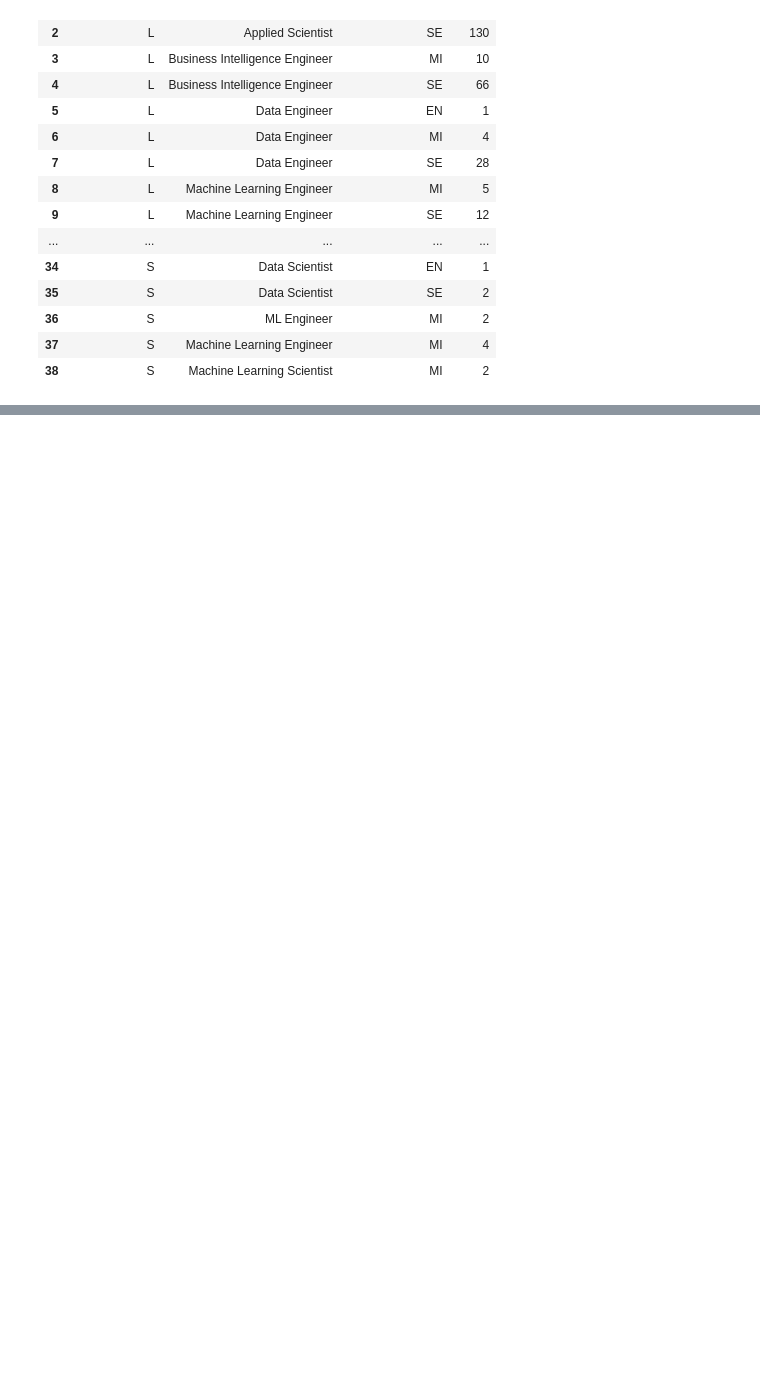
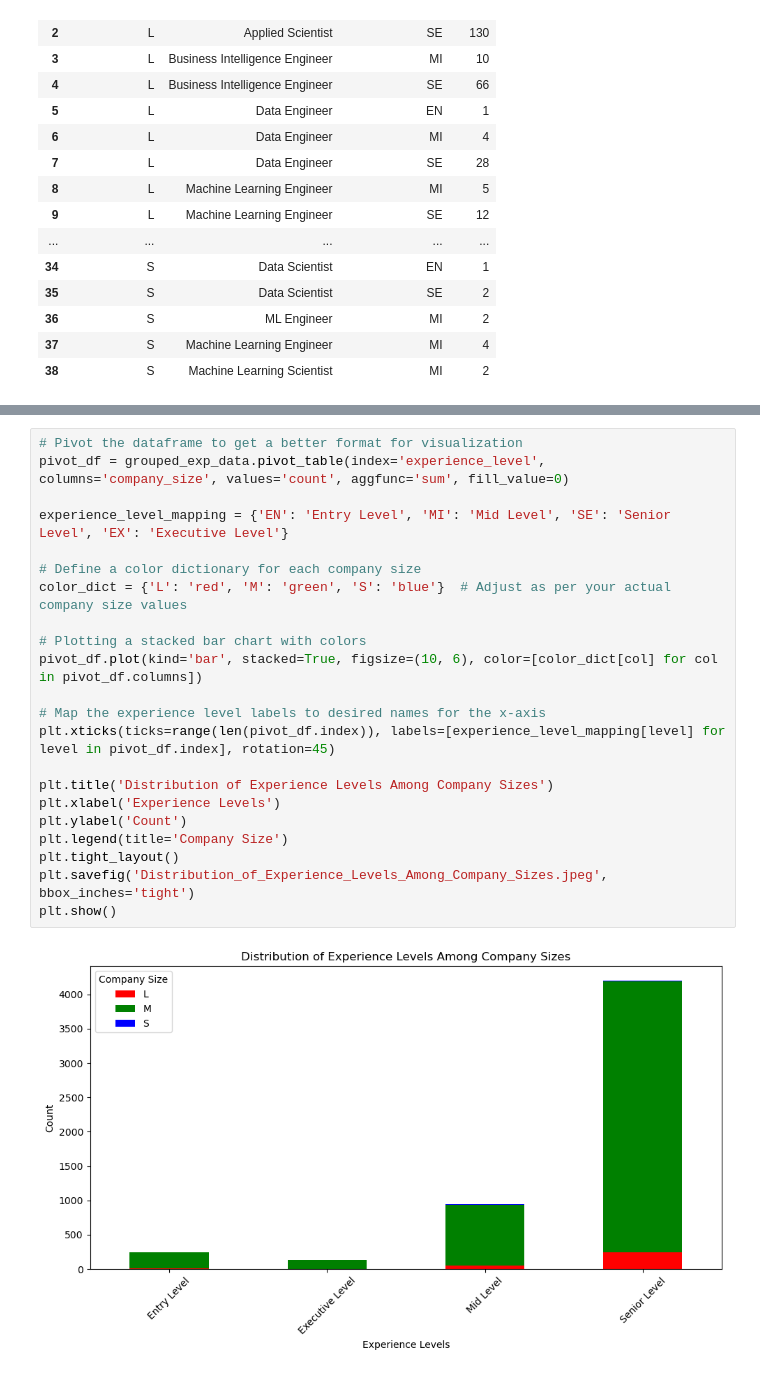
Before and after one commit to jjournot13/project-1, a Jupyter notebook: Company Size.ipynb, the cells around one changed output, grey strips where cells are left out. Cells and saved outputs as stored; diff of their text form; blank space fills up the shorter version.

```diff
--- a/Company Size.ipynb
+++ b/Company Size.ipynb
@@ -252,0 +375,24 @@ for company_size in company_sizes:
+# %%
+# Pivot the dataframe to get a better format for visualization
+pivot_df = grouped_exp_data.pivot_table(index='experience_level', columns='company_size', values='count', aggfunc='sum', fill_value=0)
+
+experience_level_mapping = {'EN': 'Entry Level', 'MI': 'Mid Level', 'SE': 'Senior Level', 'EX': 'Executive Level'}
+
+# Define a color dictionary for each company size
+color_dict = {'L': 'red', 'M': 'green', 'S': 'blue'}  # Adjust as per your actual company size values
+
+# Plotting a stacked bar chart with colors
+pivot_df.plot(kind='bar', stacked=True, figsize=(10, 6), color=[color_dict[col] for col in pivot_df.columns])
+
+# Map the experience level labels to desired names for the x-axis
+plt.xticks(ticks=range(len(pivot_df.index)), labels=[experience_level_mapping[level] for level in pivot_df.index], rotation=45)
+
+plt.title('Distribution of Experience Levels Among Company Sizes')
+plt.xlabel('Experience Levels')
+plt.ylabel('Count')
+plt.legend(title='Company Size')
+plt.tight_layout()
+plt.savefig('Distribution_of_Experience_Levels_Among_Company_Sizes.jpeg', bbox_inches='tight')
+plt.show()
+# %% [output]
+[figure, added]
```
Also changed, not shown: parts of 29 cells of this notebook, 10 other files.
